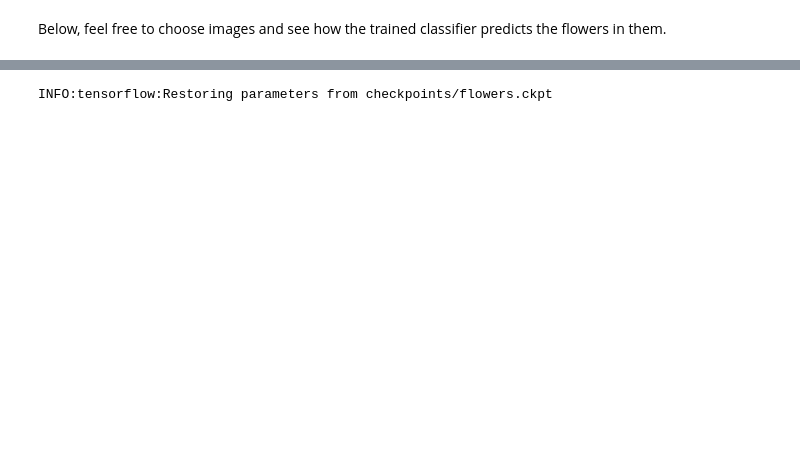
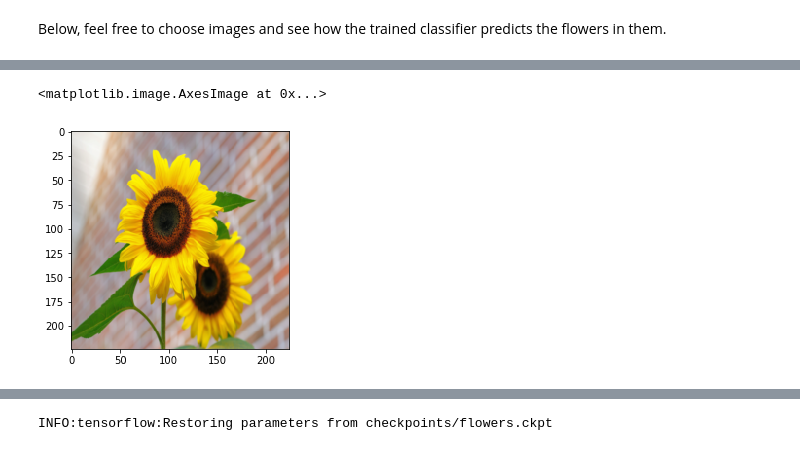
Before and after one commit to anoff/nd101, a Jupyter notebook: transfer-learning/Transfer_Learning.ipynb, the cells around one changed output, grey strips where cells are left out. Drawn from its saved outputs; the diff is of its cells as text; code cells hidden in the pictures; blank space fills up the shorter version.

```diff
--- a/transfer-learning/Transfer_Learning.ipynb
+++ b/transfer-learning/Transfer_Learning.ipynb
@@ -434,11 +440,17 @@ plt.imshow(test_img)
 # %%
 from PIL import Image
 import requests
 from io import BytesIO
+from scipy.misc import imresize
 
-response = requests.get(url)
-img = Image.open(BytesIO(response.content))
-plt.imshow(img)
+response = requests.get("https://static.pexels.com/photos/46216/sunflower-flowers-bright-yellow-46216.jpeg")
+test_img = Image.open(BytesIO(response.content))
+test_img = np.asarray(test_img)
+test_img = imresize(test_img, (224, 224, 3))
+plt.imshow(test_img)
+# %% [output]
+<matplotlib.image.AxesImage at 0x...>
+[figure, added]
 # %%
 # Run this cell if you don't have a vgg graph built
 if 'vgg' in globals():
```
Also changed, not shown: parts of 9 cells of this notebook.
